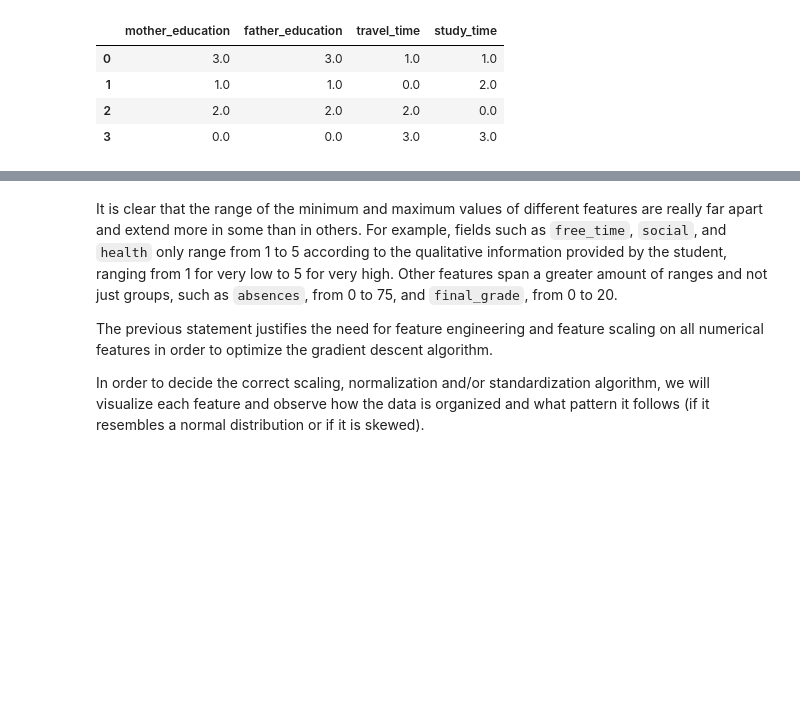
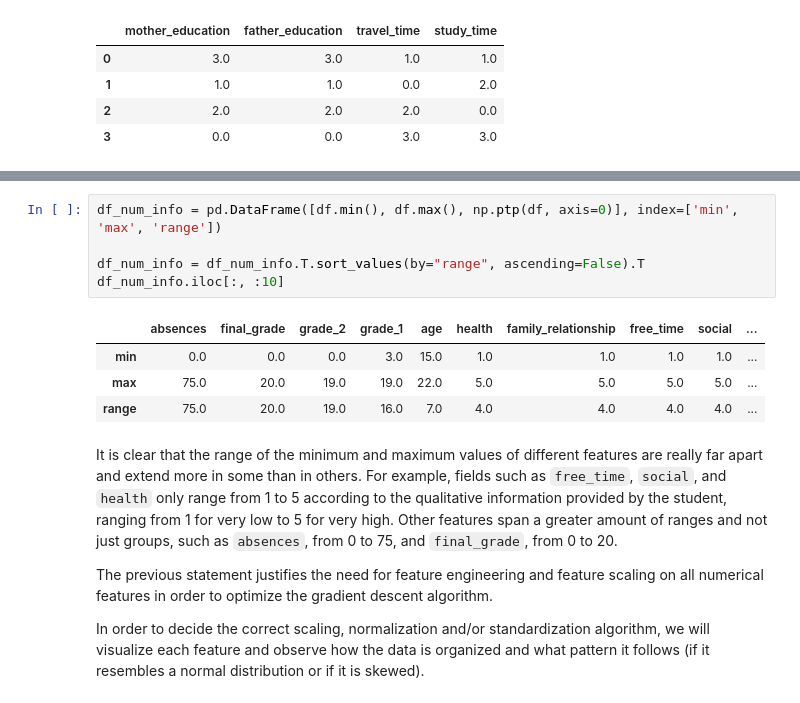
Before and after one commit to ferDMS/MOOCS, a Jupyter notebook: Supervised Machine Learning Regression and Classification/cw2.ipynb, the cells around one changed output, grey strips where cells are left out. Saved outputs shown, nothing was run; the diff lists cells and outputs as text; blank space fills up the shorter version.

```diff
--- a/Supervised Machine Learning Regression and Classification/cw2.ipynb
+++ b/Supervised Machine Learning Regression and Classification/cw2.ipynb
@@ -233,3 +259,13 @@ max     75.000000   19.000000   19.000000    20.000000
+# %%
+df_num_info = pd.DataFrame([df.min(), df.max(), np.ptp(df, axis=0)], index=['min', 'max', 'range'])
+
+df_num_info = df_num_info.T.sort_values(by="range", ascending=False).T
+df_num_info.iloc[:, :10]
+# %% [output]
+|  | absences | final_grade | grade_2 | grade_1 | age | health | family_relationship | free_time | social | ... |
+| min | 0.0 | 0.0 | 0.0 | 3.0 | 15.0 | 1.0 | 1.0 | 1.0 | 1.0 | ... |
+| max | 75.0 | 20.0 | 19.0 | 19.0 | 22.0 | 5.0 | 5.0 | 5.0 | 5.0 | ... |
+| range | 75.0 | 20.0 | 19.0 | 16.0 | 7.0 | 4.0 | 4.0 | 4.0 | 4.0 | ... |
 # %% [markdown]
 It is clear that the range of the minimum and maximum values of different features are really far apart and extend more in some than in others. For example, fields such as `free_time`, `social`, and `health` only range from 1 to 5 according to the qualitative information provided by the student, ranging from 1 for very low to 5 for very high. Other features span a greater amount of ranges and not just groups, such as `absences`, from 0 to 75, and `final_grade`, from 0 to 20.
 
```
Also changed, not shown: parts of 21 cells of this notebook.
